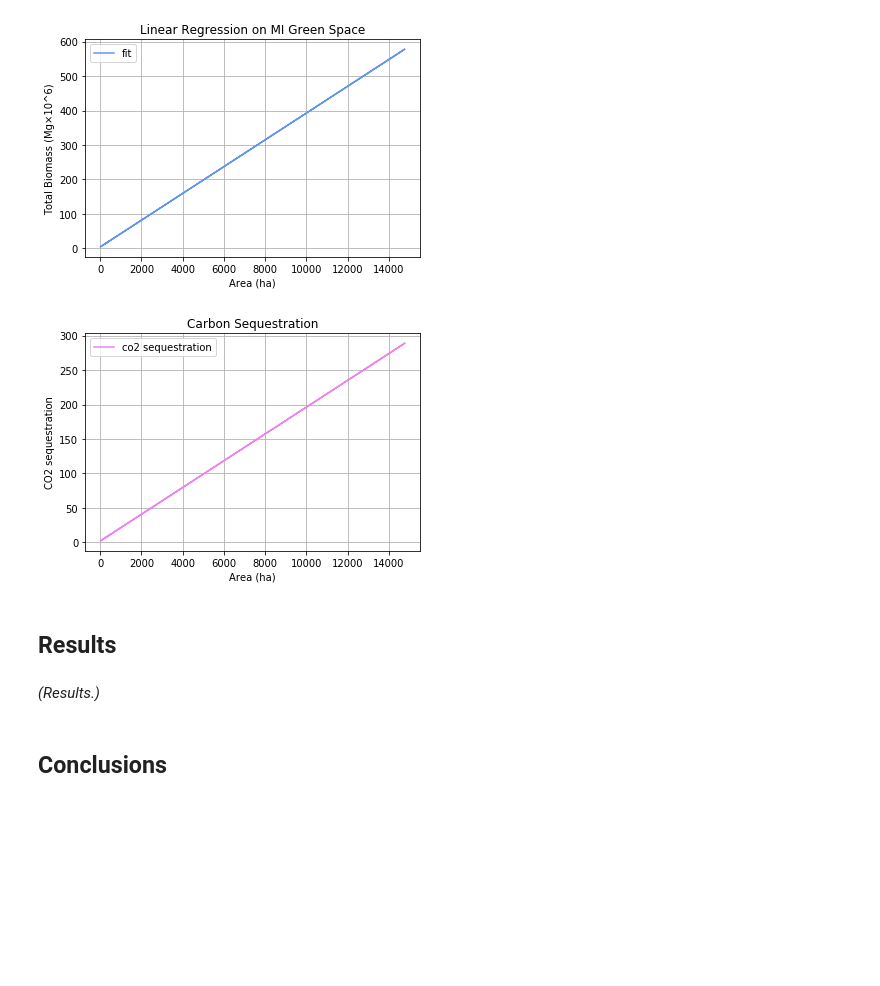
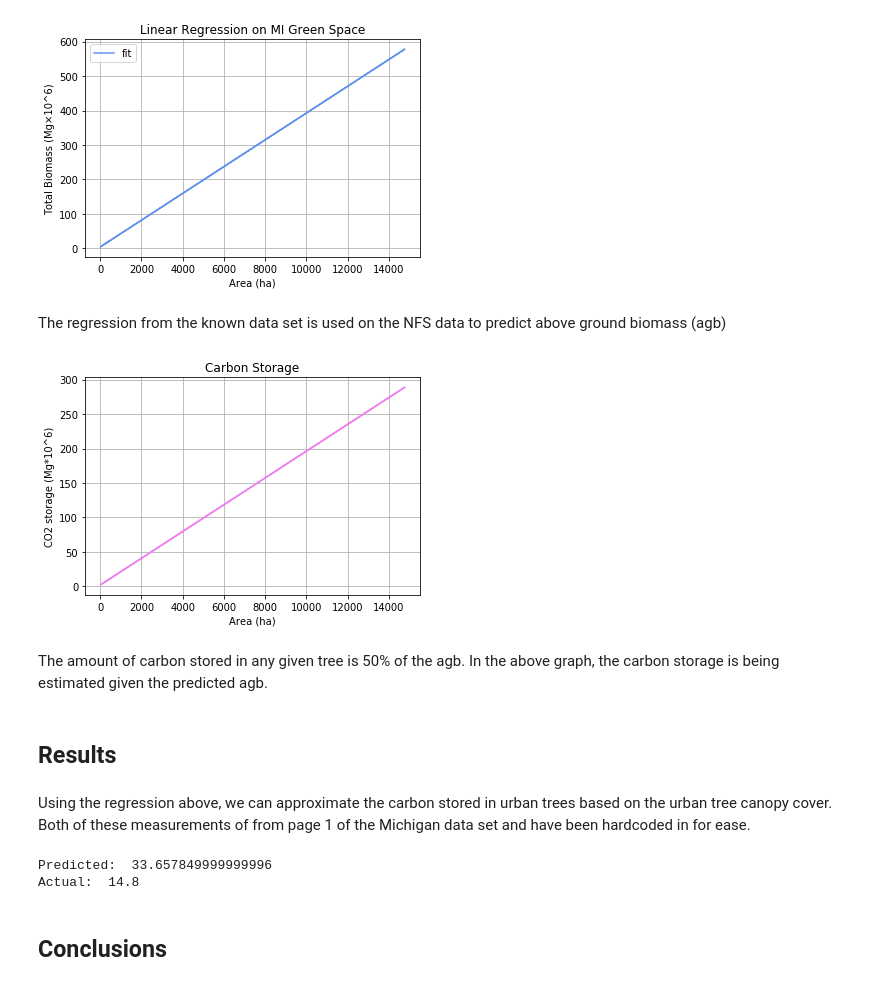
Before and after one commit to mcint199/Environmental-1, a Jupyter notebook: Env1_ForestCanopyResilience_FinalProject.ipynb, the cells around one changed output. Cells and saved outputs as stored; diff of their text form; code cells hidden in the pictures; blank space fills up the shorter version.

Commit message:
still some work to be done on the model, unsure of where to go

```diff
--- a/Env1_ForestCanopyResilience_FinalProject.ipynb
+++ b/Env1_ForestCanopyResilience_FinalProject.ipynb
@@ -61,5 +45,5 @@ pop_and_urban_land.head()
 # %%
-canopy_data_by_community = pd.read_excel("MI_Tables.xls", "5", skiprows = 3)
+canopy_data_by_community = pd.read_excel("MI_Tables.xls", "5", skiprows = 3, usecols = (0, 4, 5, 6, 7))
 canopy_data_by_community.rename(columns = {"Unnamed: 0": "Community Name", "Unnamed: 1": "Mapping Zone", "%": "% Impervious surface cover", "m2/person": "Impervious surface cover m2/person", "%.1": "% Tree Canopy Cover", "m2/person.1": "Tree Canopy Cover m2/person"}, inplace = True)
 canopy_data_by_community.head()
 # %% [output]
@@ -131,20 +103,24 @@ from sklearn import metrics
 import matplotlib.pyplot as plt
 %matplotlib inline
 
+#create shorter labels
 known_area = pd.DataFrame(known_biomass["Area (Mha)"]*1000)
 known_bio = pd.DataFrame(known_biomass["Total biomass (Mg×10^6)"])
 
+#create linear regression model
 lm = linear_model.LinearRegression()
-model = lm.fit(known_area, known_bio["Total biomass (Mg×10^6)"])
+model = lm.fit(known_area, known_bio)
 known_biomass_predictions = lm.predict(known_area)
 
+#find mean_squared error and r^2
 mse = metrics.mean_squared_error(known_bio["Total biomass (Mg×10^6)"], known_biomass_predictions)
 cod = metrics.r2_score(known_bio["Total biomass (Mg×10^6)"], known_biomass_predictions)
 print("The mean-squared error of the regression model is {:.2f} and the coefficient of determination is {:.2f}.".format(mse, cod))
 print("The slope of the linear regression line is", lm.intercept_,"and the y-intercept is", lm.coef_, ".")
 
-plt.scatter(known_biomass["Area (Mha)"]*1000, known_biomass["Total biomass (Mg×10^6)"], label = "data", color = "yellow")
-plt.plot(known_biomass["Area (Mha)"]*1000, known_biomass_predictions, label = "fit", color = "forestgreen")
+#plot results
+plt.scatter(known_area, known_bio, label = "actual", color = "yellow")
+plt.plot(known_area, known_biomass_predictions, label = "predicted", color = "forestgreen")
 plt.title("Linear Regression on Known Biomass")
 plt.xlabel("Area (ha)")
 plt.ylabel("Total Biomass (Mg×10^6)")
@@ -166,21 +144,39 @@ plt.legend()
 plt.grid()
 # %% [output]
 [figure]
+# %% [markdown]
+The regression from the known data set is used on the NFS data to predict above ground biomass (agb)
 # %%
 co2_sequestration = mi_biomass_predictions*0.5
 
-plt.plot(canopy_data_by_community["Total green space (ha)"], co2_sequestration, label = "co2 sequestration", color = "violet")
-plt.title("Carbon Sequestration")
+plt.plot(canopy_data_by_community["Total green space (ha)"], co2_sequestration, label = "co2 storage", color = "violet")
+plt.title("Carbon Storage")
 plt.xlabel("Area (ha)")
-plt.ylabel("CO2 sequestration")
-plt.legend()
+plt.ylabel("CO2 storage (Mg*10^6)")
 plt.grid()
 # %% [output]
-[figure, old version]
+[figure, new version]
+# %% [markdown]
+The amount of carbon stored in any given tree is 50% of the agb. In the above graph, the carbon storage is being estimated given the predicted agb.
 # %% [markdown]
 ## Results
-# %% [markdown]
-_(Results.)_
+# %% [markdown]
+Using the regression above, we can approximate the carbon stored in urban trees based on the urban tree canopy cover. Both of these measurements of from page 1 of the Michigan data set and have been hardcoded in for ease.
+# %%
+canopy_cover = 1629.0 #this is the measurement of the statewide urban tree canopy cover in km^2
+carbon_storage = 14800000 #this is the estimated carbon storage in the urban trees in metric tons
+
+canopy_cover = canopy_cover / 100 #convert kilometers to ha
+#1 megagram = 1 metric ton
+carbon_storage = carbon_storage / (10**6) #same units as prediction
+
+carbon_predict = (4.13 * canopy_cover + 0.038) * 0.5
+
+print('Predicted: ', carbon_predict)
+print('Actual: ', carbon_storage)
+# %% [output]
+Predicted:  33.657849999999996
+Actual:  14.8
 # %% [markdown]
 ## Conclusions
 # %% [markdown]
```
Also changed, not shown: parts of 13 cells of this notebook, 2 other files.
